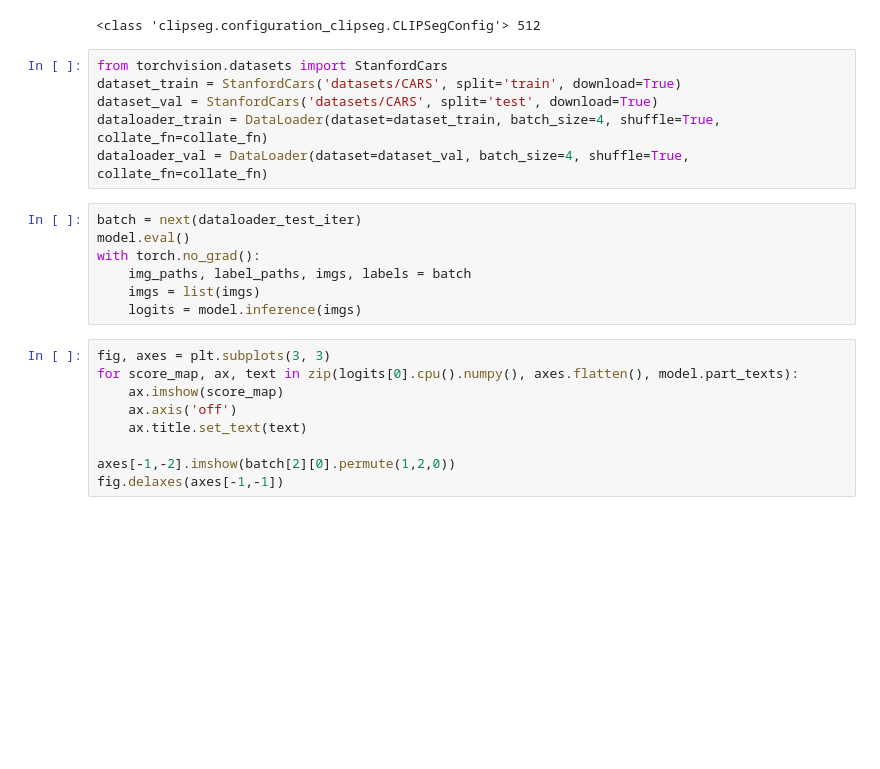
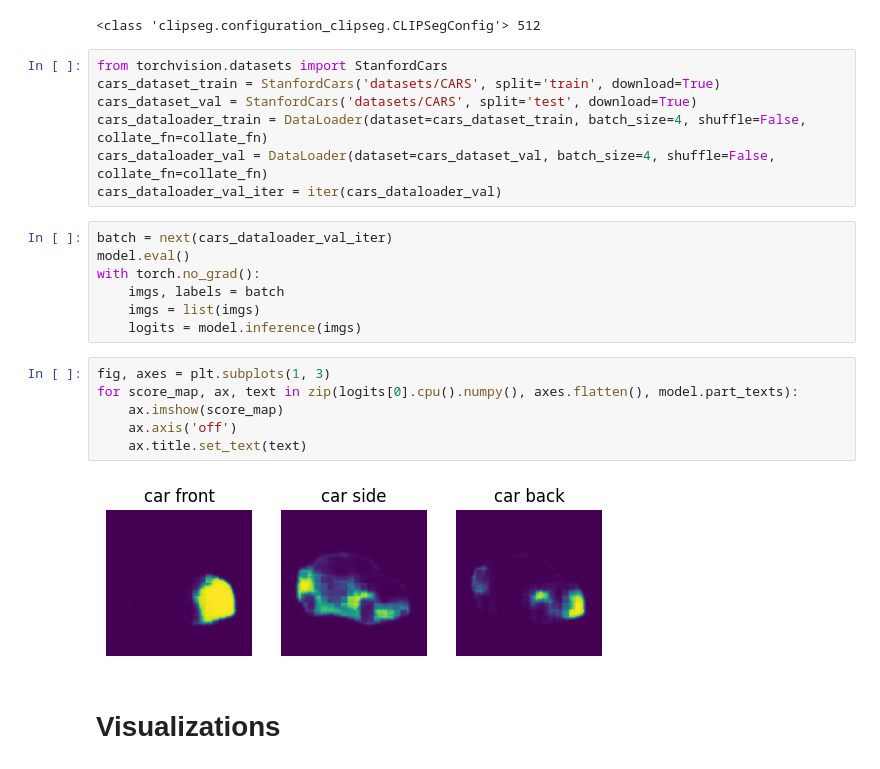
Before and after one commit to zijizhu/part-concept, a Jupyter notebook: clipseg.ipynb, the cells around one changed output. Drawn from its saved outputs; the diff is of its cells as text; blank space fills up the shorter version.

```diff
--- a/clipseg.ipynb
+++ b/clipseg.ipynb
@@ -82,23 +139,25 @@ You should probably TRAIN this model on a down-stream task to be able to use it
 <class 'clipseg.configuration_clipseg.CLIPSegConfig'> 512
 # %%
 from torchvision.datasets import StanfordCars
-dataset_train = StanfordCars('datasets/CARS', split='train', download=True)
-dataset_val = StanfordCars('datasets/CARS', split='test', download=True)
-dataloader_train = DataLoader(dataset=dataset_train, batch_size=4, shuffle=True, collate_fn=collate_fn)
-dataloader_val = DataLoader(dataset=dataset_val, batch_size=4, shuffle=True, collate_fn=collate_fn)
+cars_dataset_train = StanfordCars('datasets/CARS', split='train', download=True)
+cars_dataset_val = StanfordCars('datasets/CARS', split='test', download=True)
+cars_dataloader_train = DataLoader(dataset=cars_dataset_train, batch_size=4, shuffle=False, collate_fn=collate_fn)
+cars_dataloader_val = DataLoader(dataset=cars_dataset_val, batch_size=4, shuffle=False, collate_fn=collate_fn)
+cars_dataloader_val_iter = iter(cars_dataloader_val)
 # %%
-batch = next(dataloader_test_iter)
+batch = next(cars_dataloader_val_iter)
 model.eval()
 with torch.no_grad():
-    img_paths, label_paths, imgs, labels = batch
+    imgs, labels = batch
     imgs = list(imgs)
     logits = model.inference(imgs)
 # %%
-fig, axes = plt.subplots(3, 3)
+fig, axes = plt.subplots(1, 3)
 for score_map, ax, text in zip(logits[0].cpu().numpy(), axes.flatten(), model.part_texts):
     ax.imshow(score_map)
     ax.axis('off')
     ax.title.set_text(text)
-
-axes[-1,-2].imshow(batch[2][0].permute(1,2,0))
-fig.delaxes(axes[-1,-1])
+# %% [output]
+[figure, added]
+# %% [markdown]
+# Visualizations
```
Also changed, not shown: parts of 11 cells of this notebook, 1 other file.
